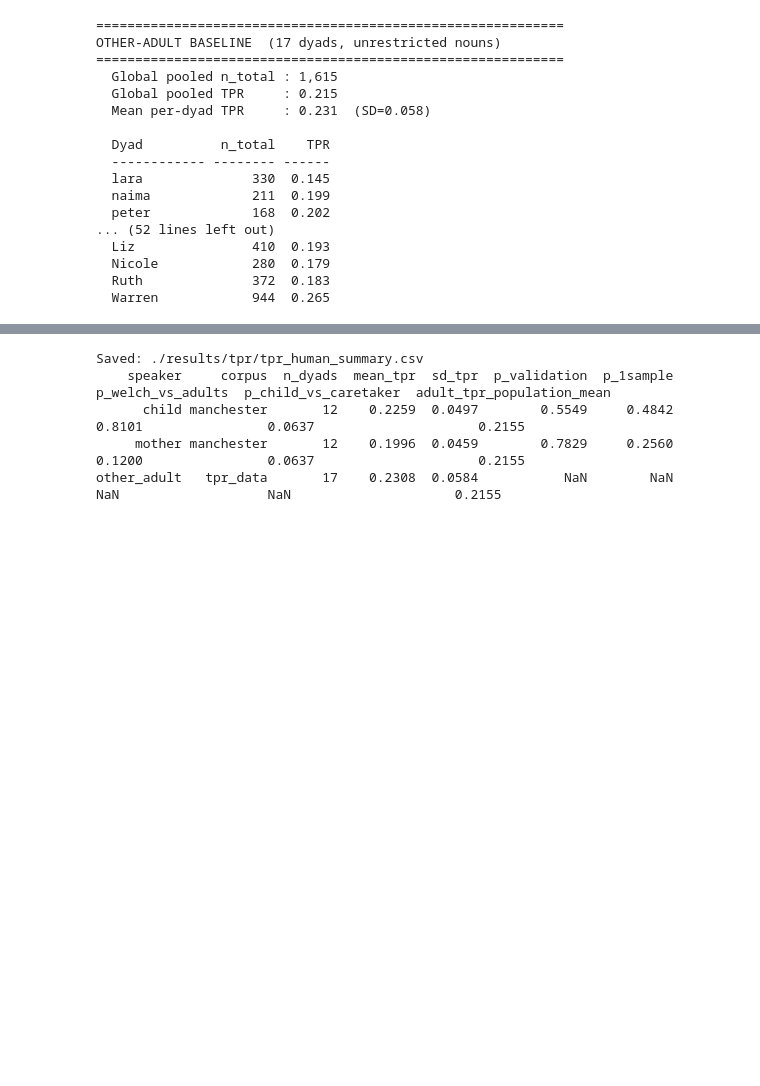
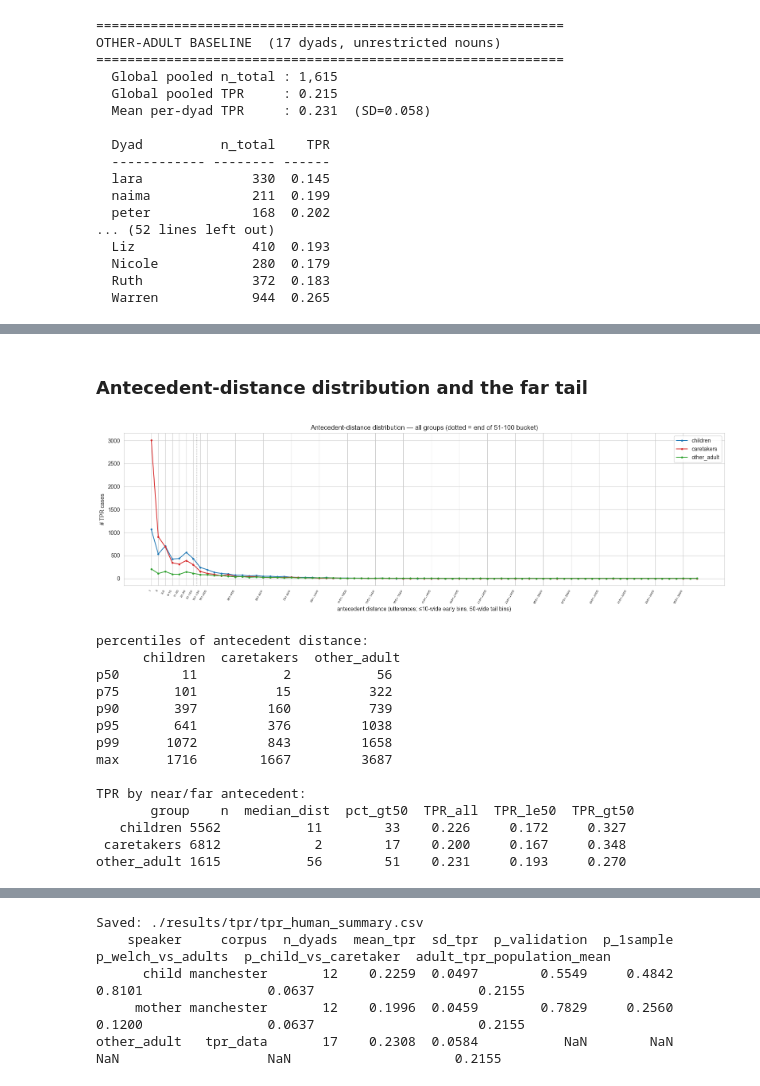
Before and after one commit to hjvm/llm-form-and-function, a Jupyter notebook: human_baseline.ipynb, the cells around one changed output, grey strips where cells are left out. Saved outputs shown, nothing was run; the diff lists cells and outputs as text; code cells hidden in the pictures; blank space fills up the shorter version.

```diff
--- a/human_baseline.ipynb
+++ b/human_baseline.ipynb
@@ -896,0 +915,49 @@ babylm-baseline-100m-gpt-bert-causal-focus          0.2469        0.0469     0.0
+# %% [markdown]
+### Antecedent-distance distribution and the far tail
+# %%
+mx = int(human_dist.dist.max())
+edges = [0,1,2,5,10,20,50,100] + list(range(150, mx+50, 50))
+labels = [(f"{b}" if b-a==1 else f"{a+1}-{b}") for a,b in zip(edges[:-1], edges[1:])]
+x = np.arange(len(labels))
+fig, ax = plt.subplots(figsize=(16, 5))
+for grp, c in GCOL.items():
+    cnt = pd.cut(human_dist[human_dist.group==grp].dist, bins=edges, labels=labels, right=True).value_counts().reindex(labels).fillna(0)
+    ax.plot(x, cnt.values, "-", color=c, lw=1.4, marker="o", ms=2.5, label=grp)
+ax.axvline(6.5, color="gray", ls=":", lw=1)
+tick_i = list(range(8)) + list(range(8, len(labels), 4))
+ax.set_xticks(tick_i); ax.set_xticklabels([labels[i] for i in tick_i], rotation=60, ha="right", fontsize=6)
+ax.set_xlabel("antecedent distance (utterances; ≤10-wide early bins, 50-wide tail bins)")
+ax.set_ylabel("# TPR cases"); ax.set_title("Antecedent-distance distribution — all groups (dotted = end of 51-100 bucket)")
+ax.legend(); plt.tight_layout()
+plt.savefig("figures/human_antecedent_distance_hist.png", dpi=130, bbox_inches="tight"); plt.show()
+
+# full-range counts + percentiles + far/near TPR breakdown
+counts = pd.DataFrame({grp: pd.cut(human_dist[human_dist.group==grp].dist, bins=edges, labels=labels, right=True)
+                            .value_counts().reindex(labels) for grp in GCOL})
+counts["all"] = counts.sum(axis=1); counts.to_csv("results/tpr/human_antecedent_distance_counts.csv")
+pct = pd.DataFrame({grp: np.percentile(human_dist[human_dist.group==grp].dist, [50,75,90,95,99,100]) for grp in GCOL},
+                   index=["p50","p75","p90","p95","p99","max"]).astype(int)
+print("percentiles of antecedent distance:\n", pct.to_string())
+_srows = []
+for grp in GCOL:
+    s = human_dist[human_dist.group==grp]
+    _srows.append(dict(group=grp, n=len(s), median_dist=int(s.dist.median()), pct_gt50=round(100*(s.dist>50).mean()),
+        TPR_all=round(_pd_tpr(s),3), TPR_le50=round(_pd_tpr(s[s.dist<=50]),3), TPR_gt50=round(_pd_tpr(s[s.dist>50]),3)))
+tpr_by_distance = pd.DataFrame(_srows); tpr_by_distance.to_csv("results/tpr/human_tpr_by_distance_summary.csv", index=False)
+print("\nTPR by near/far antecedent:\n", tpr_by_distance.to_string(index=False))
+# %% [output]
+[figure, added]
+percentiles of antecedent distance:
+      children  caretakers  other_adult
+p50        11           2           56
+p75       101          15          322
+p90       397         160          739
+p95       641         376         1038
+p99      1072         843         1658
+max      1716        1667         3687
+
+TPR by near/far antecedent:
+       group    n  median_dist  pct_gt50  TPR_all  TPR_le50  TPR_gt50
+   children 5562           11        33    0.226     0.172     0.327
+ caretakers 6812            2        17    0.200     0.167     0.348
+other_adult 1615           56        51    0.231     0.193     0.270
```
Also changed, not shown: parts of 12 cells of this notebook, 32 other files.
